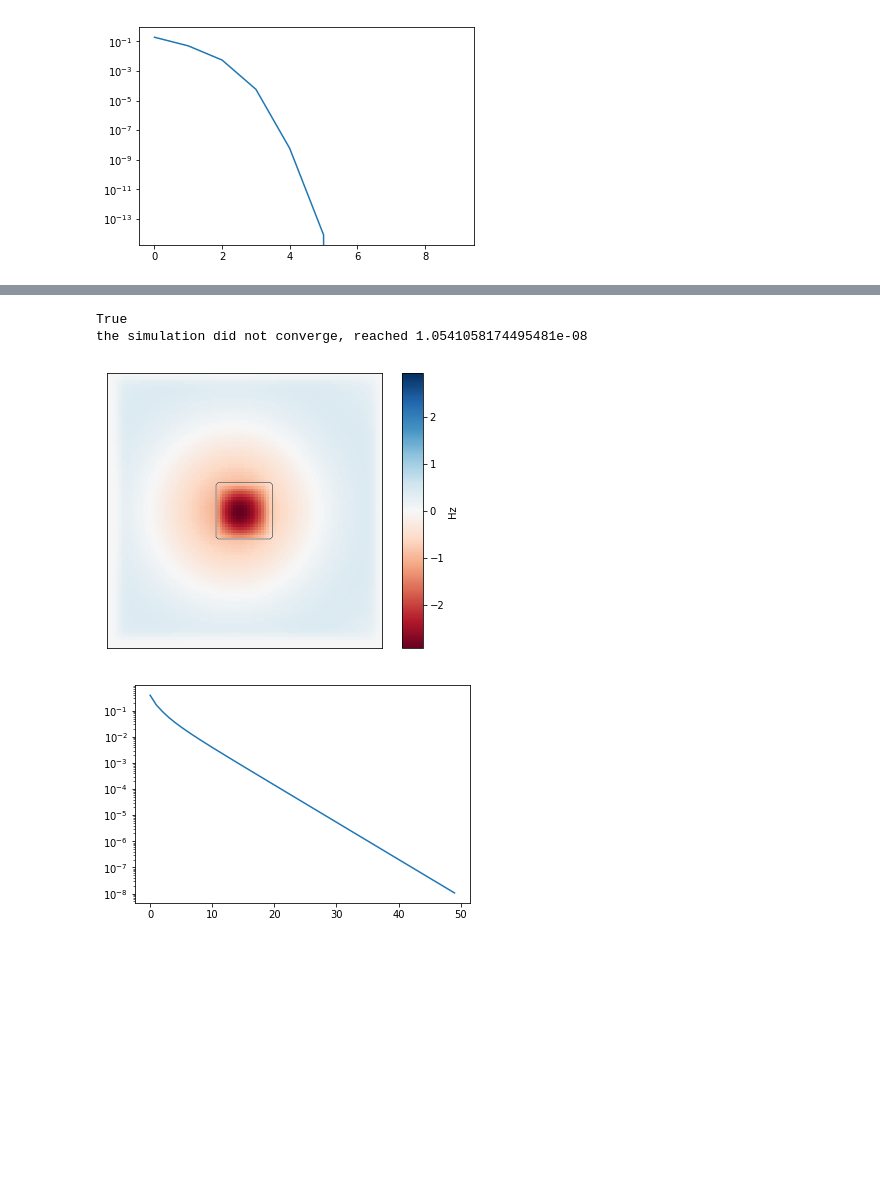
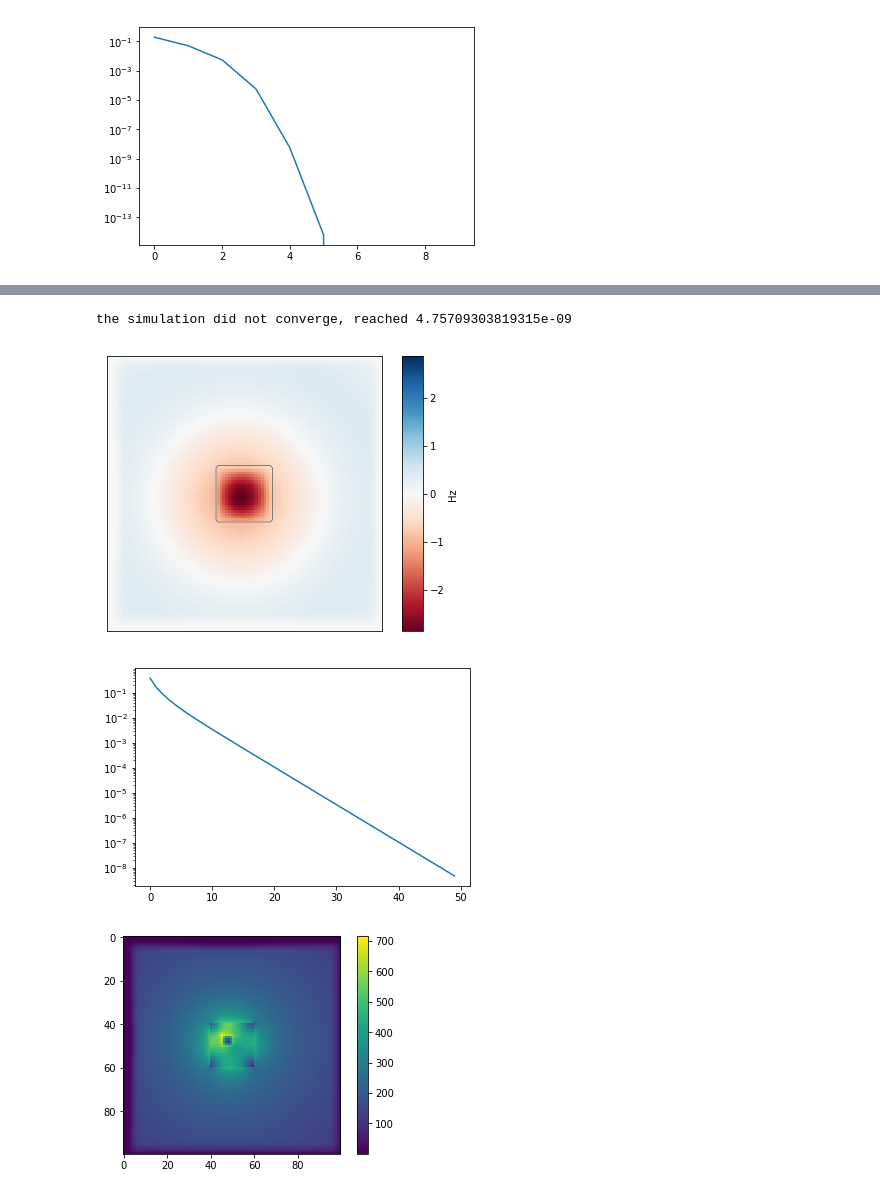
Before and after one commit to fancompute/angler, a Jupyter notebook: Notebooks/Nonlinear_solvers_check.ipynb, the cells around one changed output, grey strips where cells are left out. Drawn from its saved outputs; the diff is of its cells as text; code cells hidden in the pictures; blank space fills up the shorter version.

```diff
--- a/Notebooks/Nonlinear_solvers_check.ipynb
+++ b/Notebooks/Nonlinear_solvers_check.ipynb
@@ -92,14 +89,13 @@ simulation = Fdfd(omega,eps_r,dl,NPML,pol)
 b = np.zeros((simulation.Nx,simulation.Ny))
 # Taking source power such that the E-field intensity is comparable to the Ez-case above
 # Also putting it in the material because otherwise the E-field is pretty small
-b[45:55,45] = 20000
-(Ex,Ey,Hz) = simulation.solve_fields(b)
+b[45:50, 45:50] = 7500
+(Ex_l,Ey_l,Hz_l) = simulation.solve_fields(b)
 # plot results
 simulation.plt_re()
 plt.show()
-plt.imshow(np.sqrt(np.square(np.abs(Ex)) + np.square(np.abs(Ey))))
+plt.imshow(np.sqrt(np.square(np.abs(Ex_l)) + np.square(np.abs(Ey_l))))
 plt.colorbar()
-plt.title('Linear solution')
 plt.show()
 # %% [output]
 [figure]
@@ -107,21 +103,25 @@ plt.show()
 # %%
 # Do a born solve for the nonlinear fields
 # solve the nonlinear fields.
 simulation_nl = Fdfd(omega, eps_r, dl, NPML, pol)
 (Ex_nl_B, Ey_nl_B, Hz_nl_B, convergence) = simulation_nl.solve_fields_nl(b, kerr_nonlinearity, nl_region,
-                                          dnl_de=kerr_nl_de, timing=False, averaging=True,
+                                          dnl_de=kerr_nl_de, timing=False, averaging=False,
                                           Estart=None, solver_nl='born', max_num_iter=50)
 
 # plot results
 simulation_nl.plt_re()
 plt.show()
 plt.plot(convergence)
 plt.yscale('log')
+plt.show()
+plt.imshow(np.sqrt(np.square(np.abs(Ex_nl_B)) + np.square(np.abs(Ey_nl_B))))
+plt.colorbar()
+plt.show()
 # %% [output]
-True
-the simulation did not converge, reached 1.0541058174495481e-08
+the simulation did not converge, reached 4.75709303819315e-09
 [figure]
-[figure, old version]
+[figure, new version]
+[figure, added]
 # %%
 # Do a newton solve for the nonlinear fields
 # solve the nonlinear fields.
```
Also changed, not shown: parts of 9 cells of this notebook.
